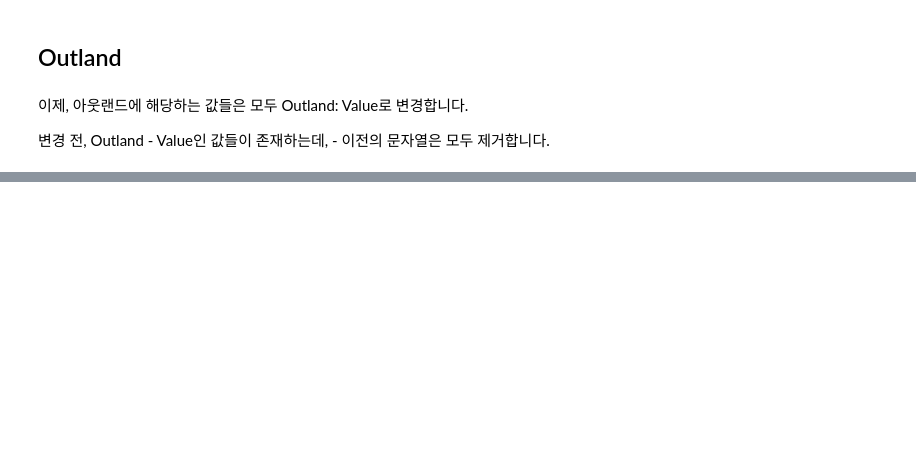
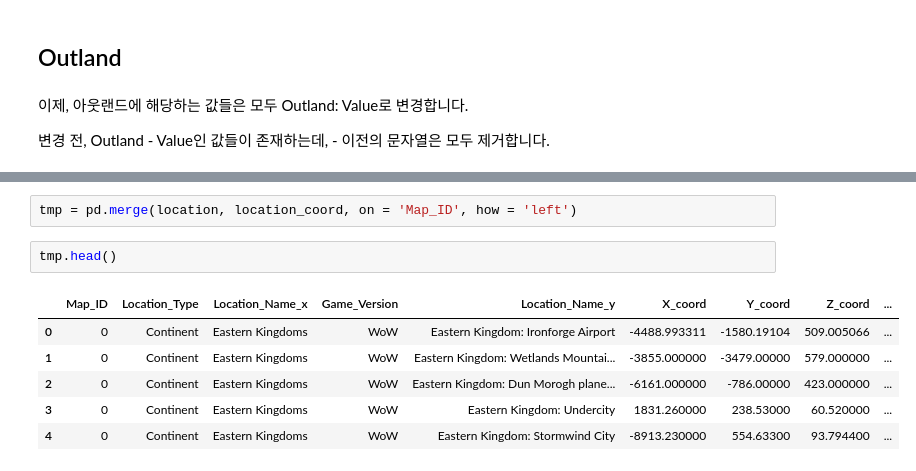
Before and after one commit to SSANGMAN/WoW-Network-Analysis, a Jupyter notebook: ipynb/Game_Network_Analysis_2_Extended_EDA.ipynb, the cells around one changed output, grey strips where cells are left out. Cells and saved outputs as stored; diff of their text form; blank space fills up the shorter version.

```diff
--- a/ipynb/Game_Network_Analysis_2_Extended_EDA.ipynb
+++ b/ipynb/Game_Network_Analysis_2_Extended_EDA.ipynb
@@ -403,0 +494,11 @@ Name: Location_Name, Length: 830, dtype: object
+# %%
+tmp = pd.merge(location, location_coord, on = 'Map_ID', how = 'left')
+# %%
+tmp.head()
+# %% [output]
+|  | Map_ID | Location_Type | Location_Name_x | Game_Version | Location_Name_y | X_coord | Y_coord | Z_coord | ... |
+| 0 | 0 | Continent | Eastern Kingdoms | WoW | Eastern Kingdom: Ironforge Airport | -4488.993311 | -1580.19104 | 509.005066 | ... |
+| 1 | 0 | Continent | Eastern Kingdoms | WoW | Eastern Kingdom: Wetlands Mountai... | -3855.000000 | -3479.00000 | 579.000000 | ... |
+| 2 | 0 | Continent | Eastern Kingdoms | WoW | Eastern Kingdom: Dun Morogh plane... | -6161.000000 | -786.00000 | 423.000000 | ... |
+| 3 | 0 | Continent | Eastern Kingdoms | WoW | Eastern Kingdom: Undercity | 1831.260000 | 238.53000 | 60.520000 | ... |
+| 4 | 0 | Continent | Eastern Kingdoms | WoW | Eastern Kingdom: Stormwind City | -8913.230000 | 554.63300 | 93.794400 | ... |
```
Also changed, not shown: parts of 17 cells of this notebook.
